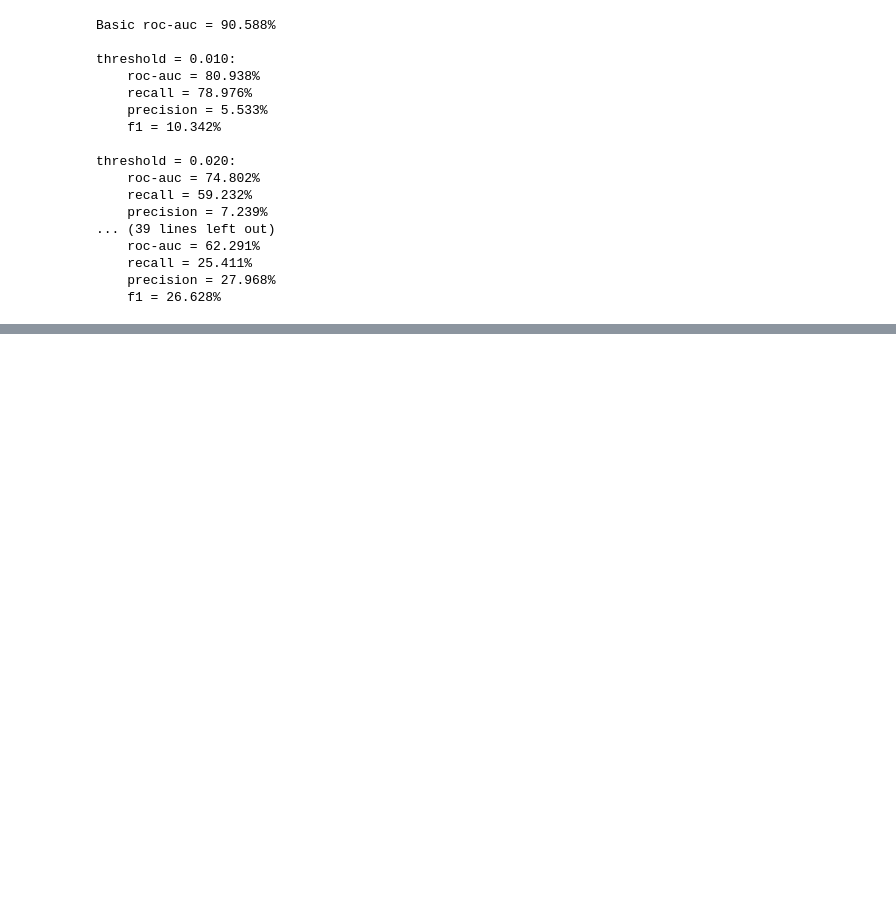
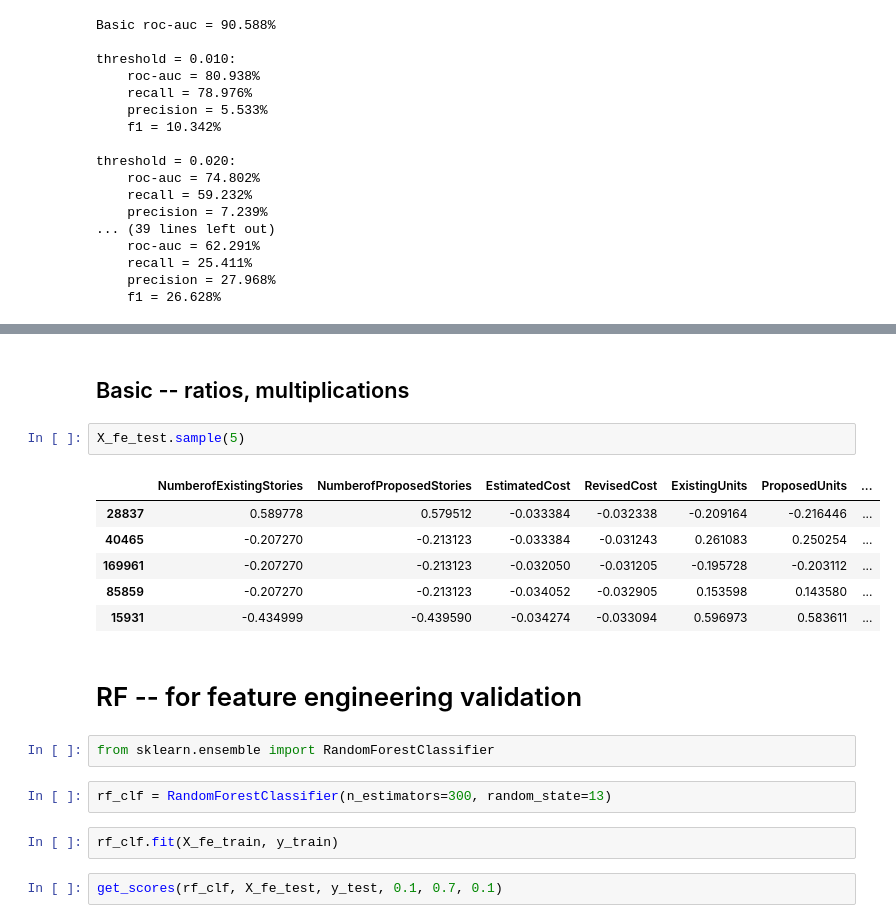
Before and after one commit to Suraba03/ml_san_francisco_permits, a Jupyter notebook: san_fancisco.ipynb, the cells around one changed output, grey strips where cells are left out. Drawn from its saved outputs; the diff is of its cells as text; blank space fills up the shorter version.

```diff
--- a/san_fancisco.ipynb
+++ b/san_fancisco.ipynb
@@ -1150,0 +1276,21 @@ threshold = 0.020:
+# %% [markdown]
+## Basic -- ratios, multiplications
+# %%
+X_fe_test.sample(5)
+# %% [output]
+|  | NumberofExistingStories | NumberofProposedStories | EstimatedCost | RevisedCost | ExistingUnits | ProposedUnits | ... |
+| 28837 | 0.589778 | 0.579512 | -0.033384 | -0.032338 | -0.209164 | -0.216446 | ... |
+| 40465 | -0.207270 | -0.213123 | -0.033384 | -0.031243 | 0.261083 | 0.250254 | ... |
+| 169961 | -0.207270 | -0.213123 | -0.032050 | -0.031205 | -0.195728 | -0.203112 | ... |
+| 85859 | -0.207270 | -0.213123 | -0.034052 | -0.032905 | 0.153598 | 0.143580 | ... |
+| 15931 | -0.434999 | -0.439590 | -0.034274 | -0.033094 | 0.596973 | 0.583611 | ... |
+# %% [markdown]
+# RF -- for feature engineering validation
+# %%
+from sklearn.ensemble import RandomForestClassifier
+# %%
+rf_clf = RandomForestClassifier(n_estimators=300, random_state=13)
+# %%
+rf_clf.fit(X_fe_train, y_train)
+# %%
+get_scores(rf_clf, X_fe_test, y_test, 0.1, 0.7, 0.1)
```
Also changed, not shown: parts of 49 cells of this notebook.
